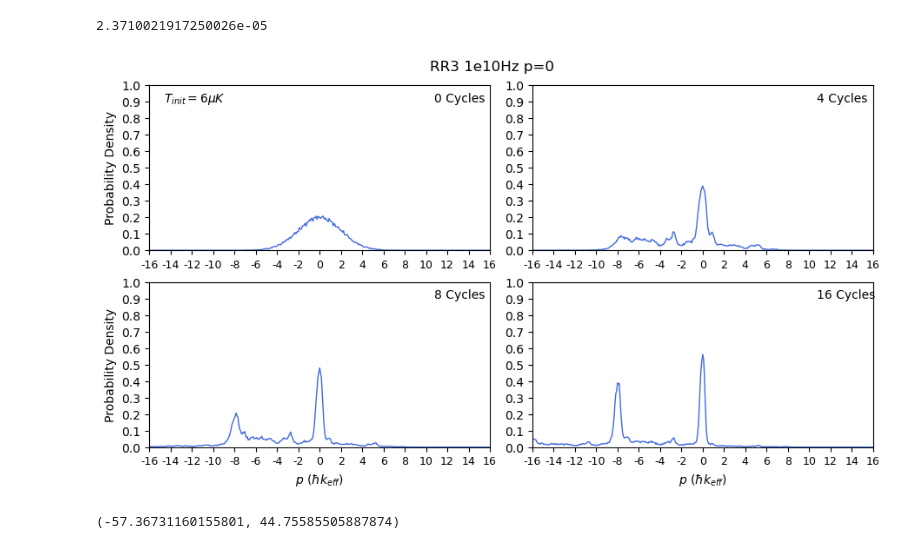
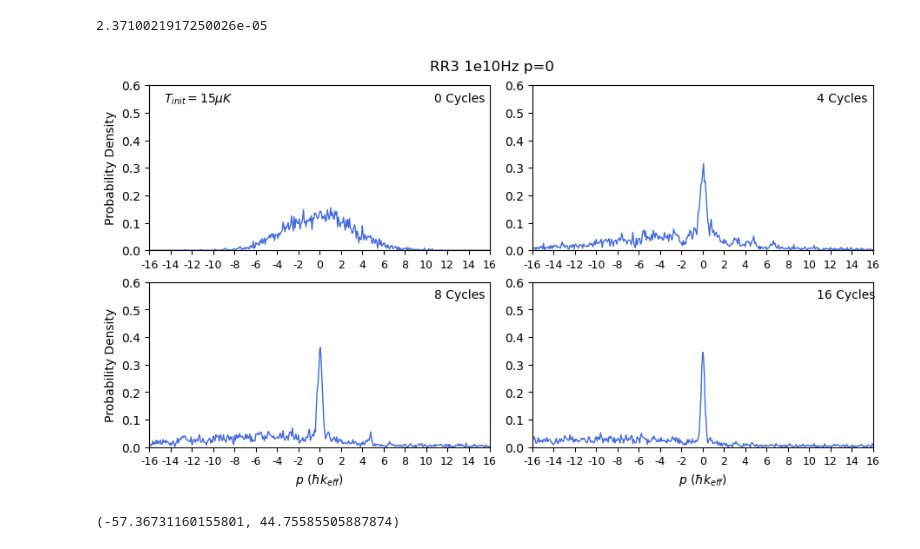
Before and after one commit to tr2g20/simulations, a Jupyter notebook: alg_cooling.ipynb, the cells around one changed output. Drawn from its saved outputs; the diff is of its cells as text; code cells hidden in the pictures.

```diff
--- a/alg_cooling.ipynb
+++ b/alg_cooling.ipynb
@@ -45,6 +48,6 @@ moms_list, fracs_list, _ = simulate_alg_cooling(basis=basis, sequence=RR3, n_ato
                                                         )
 # %%
-path = Path("data/algorithmic cooling/2026-06-09_algcooling_f3_16cycles_6muK_50000atoms_1e+10Hz.h5")
+path = Path("data/algorithmic cooling/2026-06-26_algcooling_f3_16cycles_15muK_5000atoms_5e+05Hz_1.h5")
 loaded_dict = load_p_dists(file_path=path)
 moms_list = loaded_dict["p_list"]
 fracs_list = loaded_dict["weights_list"]
@@ -59,16 +62,16 @@ global_range = (global_min, global_max)
 # %%
 
 
 cycles_list = np.array([0,4,8,16])
 index_list = np.array([0,8,16,32])
 bin_width = 0.08
 
 plot_coolingcycles_22(moms_list=moms_list, fracs_list=fracs_list, basis=basis, cycles_list=cycles_list, index_list=index_list, bin_width=bin_width, title='RR3 1e10Hz p=0', temp=Temp, show=False, datarange=global_range,
-                      ylim=1,
+                      ylim=0.6,
                      #   save_dir="plots/histograms/RR2/2026-03-20_RR2_adjustedMDFE_0.05beam_f3_96cycles_15muK_6000atoms_1e6Hz.png"
                        )
 # %% [output]
-[figure, old version]
+[figure, new version]
 # %%
 print(global_range)
 # %% [output]
```
Also changed, not shown: parts of 3 cells of this notebook, 3 other files.
